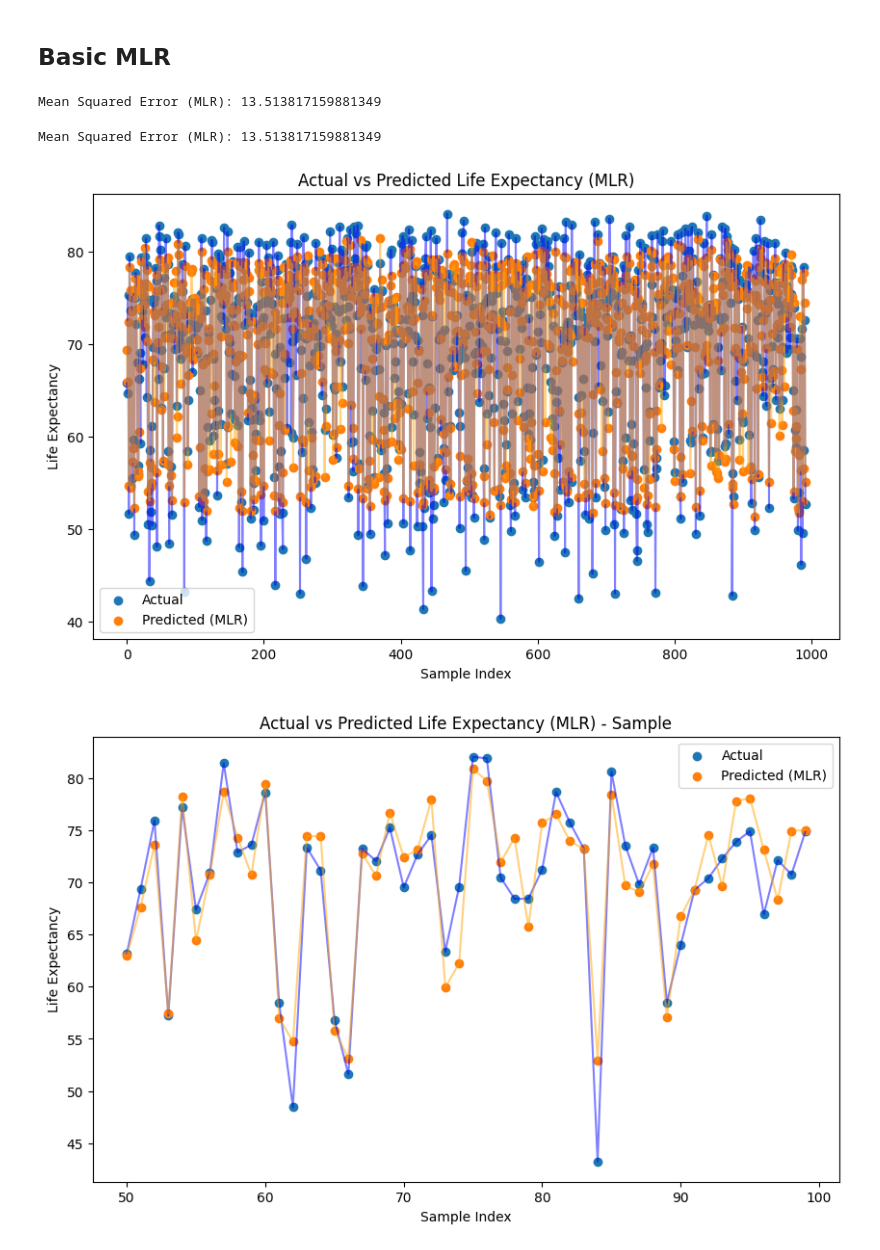
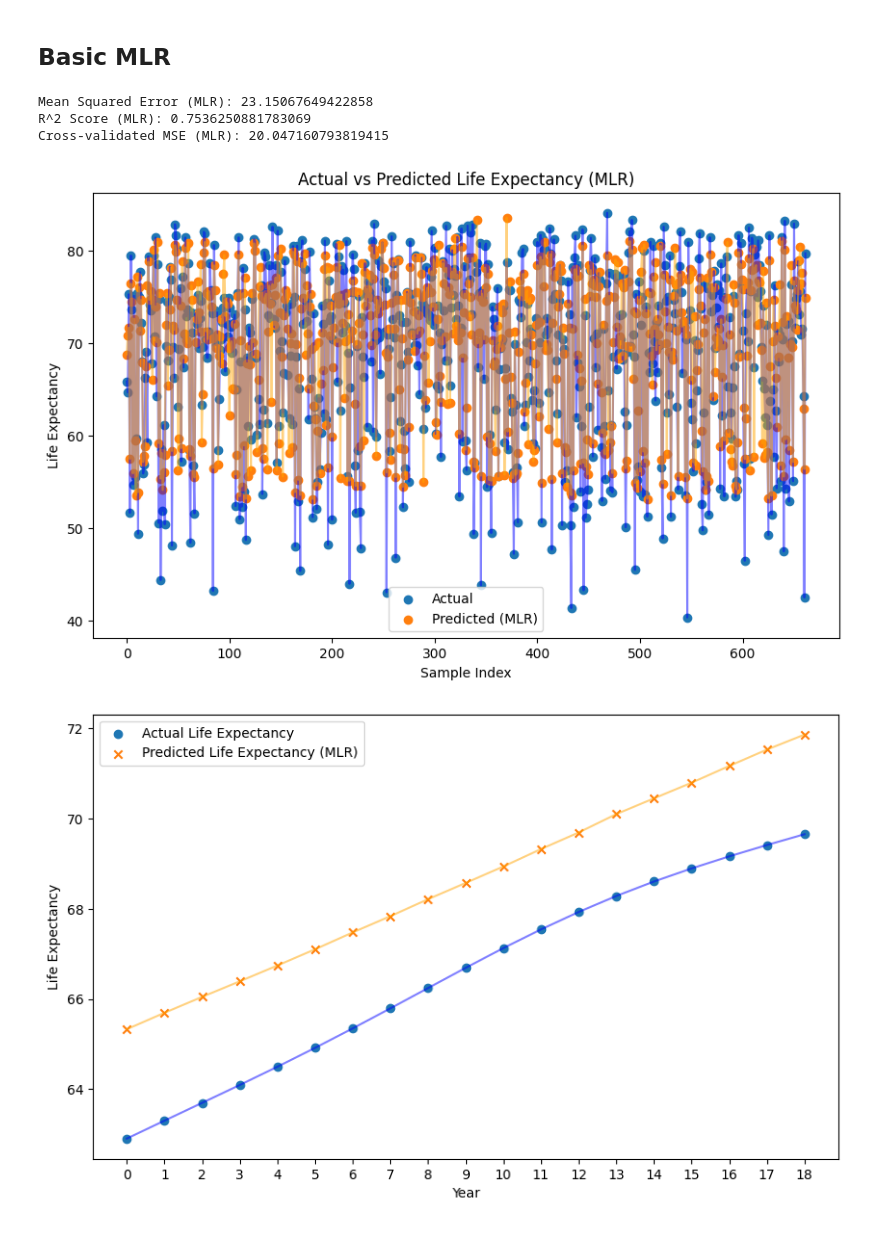
Before and after one commit to kartikramachandrula/LifeExpectancy, a Jupyter notebook: Models/MLR.ipynb, the cells around one changed output. Drawn from its saved outputs; the diff is of its cells as text; code cells hidden in the pictures.

```diff
--- a/Models/MLR.ipynb
+++ b/Models/MLR.ipynb
@@ -4,54 +4,75 @@
 from sklearn.linear_model import LinearRegression
 from sklearn.model_selection import train_test_split
 from sklearn.metrics import mean_squared_error
+import os
 import pandas as pd
 
-cleaned = pd.read_csv('datasets/cleaned_life_expectancy_data.csv')
+base_path = os.path.abspath(os.path.join('..'))
+file_path = os.path.join(base_path, 'datasets', 'cleaned_life_expectancy_data.csv')
+cleaned = pd.read_csv(file_path)
 X = cleaned.drop(columns=['Life Expectancy'])
 y = cleaned['Life Expectancy']
-X_train, X_test, y_train, y_test = train_test_split(X, y, test_size=0.3, random_state=42)
+X_train, X_test, y_train, y_test = train_test_split(X, y, test_size=0.2, random_state=42)
 
 mlr = LinearRegression()
 mlr.fit(X_train, y_train)
 y_pred_mlr = mlr.predict(X_test)
-# %% [output]
-Mean Squared Error (MLR): 13.513817159881349
 # %%
+from sklearn.model_selection import cross_val_score
+
 # Calculate the mean squared error
 mse_mlr = mean_squared_error(y_test, y_pred_mlr)
 print(f'Mean Squared Error (MLR): {mse_mlr}')
 
+r2_mlr = mlr.score(X_test, y_test)
+print(f'R^2 Score (MLR): {r2_mlr}')
+
+cv_scores_mse = cross_val_score(mlr, X, y, cv=10, scoring='neg_mean_squared_error')
+cv_scores_mse = -cv_scores_mse  # Convert negative MSE to positive
+print(f'Cross-validated MSE (MLR): {cv_scores_mse.mean()}')
+
+
 import matplotlib.pyplot as plt
 
-# Plot the MSE for MLR
 plt.figure(figsize=(10, 6))
 plt.scatter(range(len(y_test)), y_test, label='Actual', marker='o')
 plt.scatter(range(len(y_pred_mlr)), y_pred_mlr, label='Predicted (MLR)', marker='o')
 plt.plot(range(len(y_test)), y_test, linestyle='-', color='blue', alpha=0.5)
 plt.plot(range(len(y_pred_mlr)), y_pred_mlr, linestyle='-', color='orange', alpha=0.5)
 plt.xlabel('Sample Index')
 plt.ylabel('Life Expectancy')
 plt.title('Actual vs Predicted Life Expectancy (MLR)')
 plt.legend()
 plt.show()
-
-# Take a subsection of sample indexes around 50
-sample_indexes = range(50, 100)
-y_test_sample = y_test.iloc[sample_indexes]
-y_pred_mlr_sample = y_pred_mlr[sample_indexes]
-
-# Plot the MSE for MLR for the sample
-plt.figure(figsize=(10, 6))
-plt.scatter(sample_indexes, y_test_sample, label='Actual', marker='o')
-plt.scatter(sample_indexes, y_pred_mlr_sample, label='Predicted (MLR)', marker='o')
-plt.plot(sample_indexes, y_test_sample, linestyle='-', color='blue', alpha=0.5)
-plt.plot(sample_indexes, y_pred_mlr_sample, linestyle='-', color='orange', alpha=0.5)
-plt.xlabel('Sample Index')
-plt.ylabel('Life Expectancy')
-plt.title('Actual vs Predicted Life Expectancy (MLR) - Sample')
-plt.legend()
-plt.show()
 # %% [output]
-Mean Squared Error (MLR): 13.513817159881349
+Mean Squared Error (MLR): 23.15067649422858
+R^2 Score (MLR): 0.7536250881783069
+Cross-validated MSE (MLR): 20.047160793819415
-[figure, old version]
+[figure, new version]
-[figure, removed]
+# %%
+file_path_countries = os.path.join(base_path, 'datasets', 'cleaned_le_countries.csv')
+cleaned_countries = pd.read_csv(file_path_countries)
+
+# Filter the data for a specific country, e.g., 'CountryName'
+country_name = 'India'  # Replace with the actual country name
+country_data = cleaned_countries[cleaned_countries['Country Name'] == country_name]
+
+country_data
+
+
+country_X = country_data.drop(columns=['Country Name', 'Country Code', 'Life Expectancy', 'Communicable', 'NonCommunicable'])
+country_y_pred = mlr.predict(country_X)
+
+# Plot the actual and predicted life expectancy for the specified country as a scatter plot
+plt.figure(figsize=(10, 6))
+plt.scatter(country_data['Year'], country_data['Life Expectancy'], label='Actual Life Expectancy', marker='o')
+plt.scatter(country_data['Year'], country_y_pred, label='Predicted Life Expectancy (MLR)', marker='x')
+plt.plot(country_data['Year'], country_data['Life Expectancy'], linestyle='-', color='blue', alpha=0.5)
+plt.plot(country_data['Year'], country_y_pred, linestyle='-', color='orange', alpha=0.5)
+plt.xlabel('Year')
+plt.ylabel('Life Expectancy')
+plt.xticks(country_data['Year'].astype(int))  # Ensure x-axis labels are integers
+plt.legend()
+plt.show()
+# %% [output]
+[figure, added]
```
Also changed, not shown: parts of 1 cell of this notebook, 5 other files.
